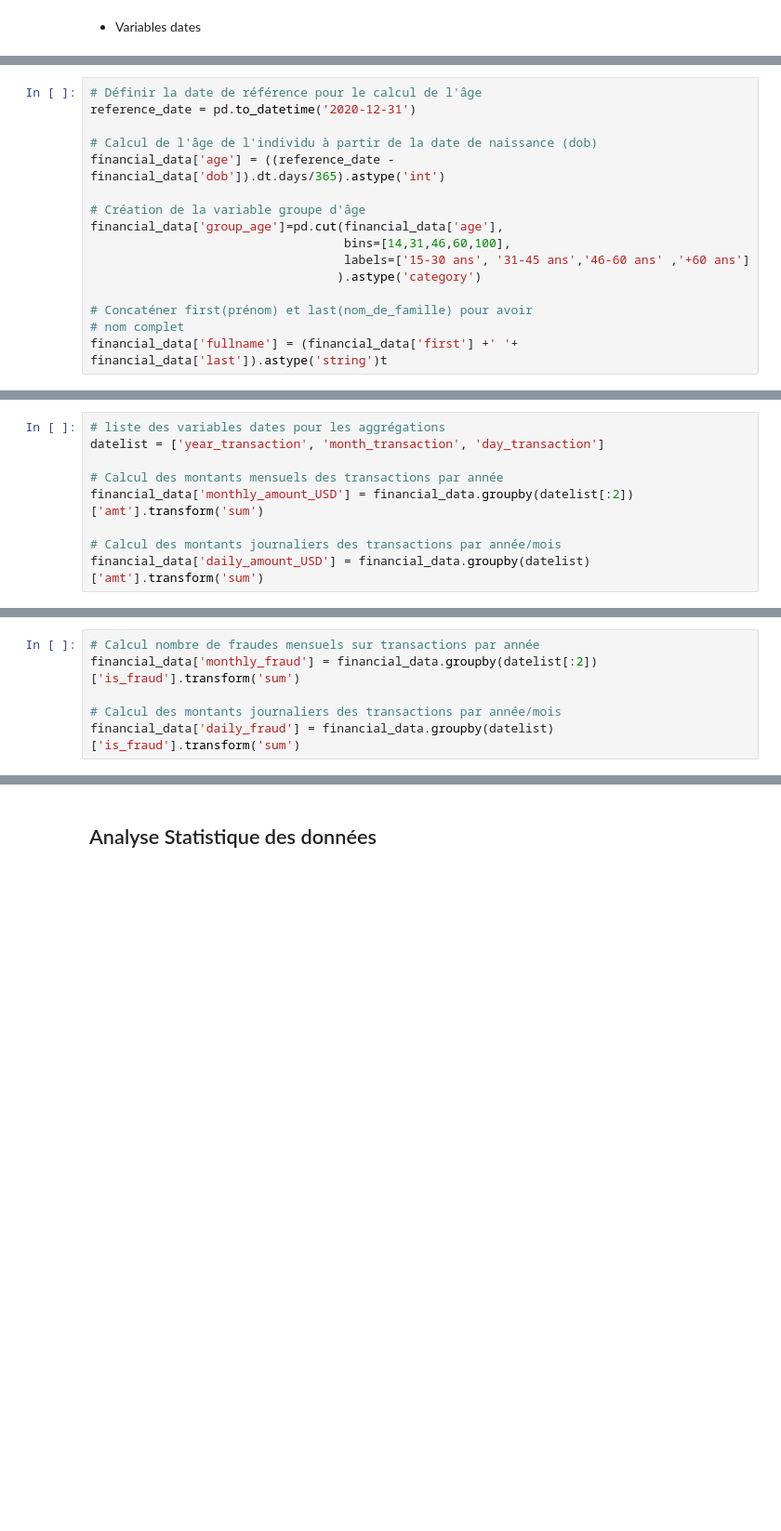
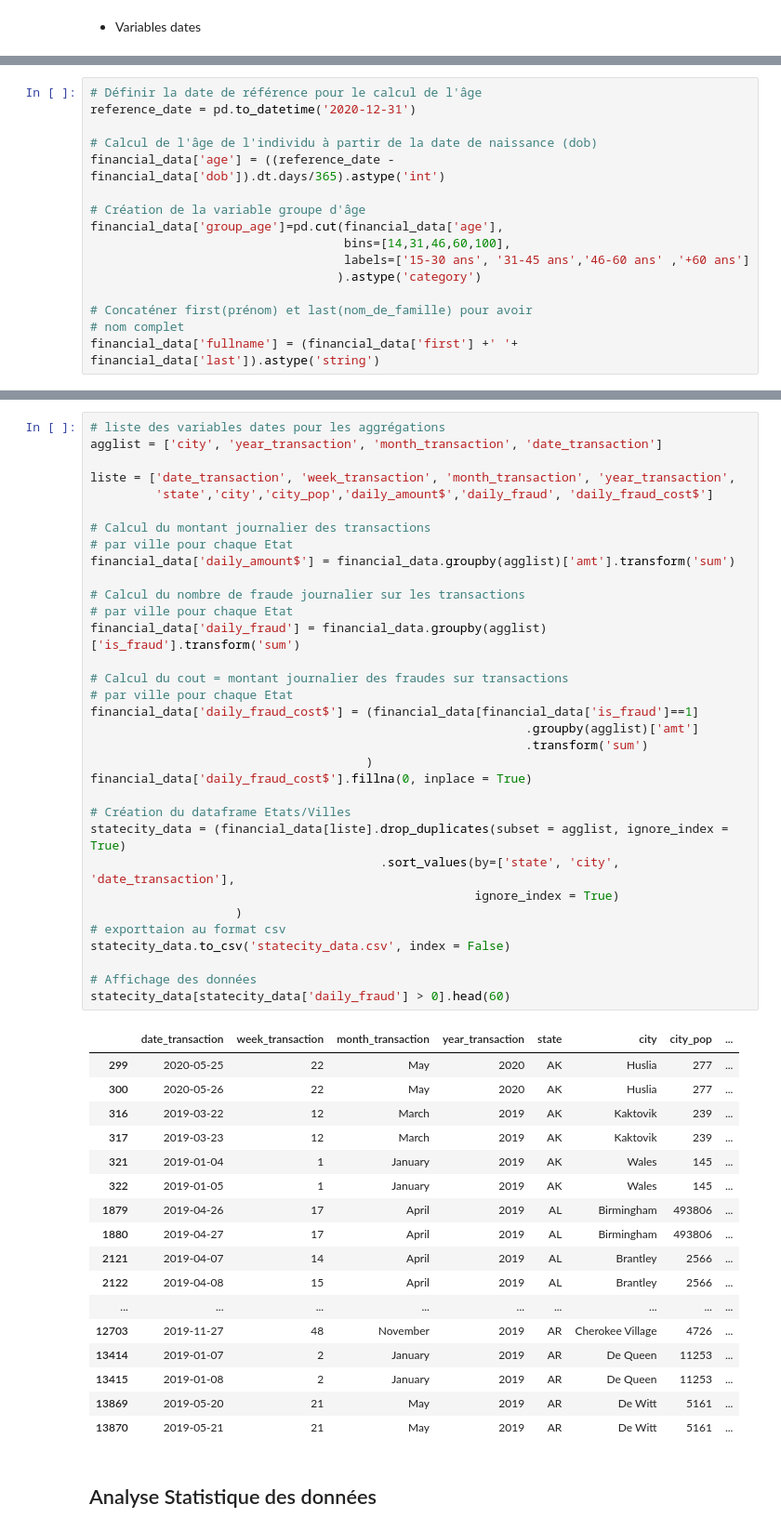
Before and after one commit to Fantaisika/Projet_Data_Management, a Jupyter notebook: Exploration.ipynb, the cells around one changed output, grey strips where cells are left out. Shown at 93% size. Saved outputs shown, nothing was run; the diff lists cells and outputs as text; blank space fills up the shorter version.

Commit message:
Création des dataframes individus et Etats/Villes puis exportation des données au format csv et ajout de ces données à gitignore pour ne pas être suivi

```diff
--- a/Exploration.ipynb
+++ b/Exploration.ipynb
@@ -211,4 +213,4 @@ financial_data['group_age']=pd.cut(financial_data['age'],
 
 # Concaténer first(prénom) et last(nom_de_famille) pour avoir
 # nom complet
-financial_data['fullname'] = (financial_data['first'] +' '+ financial_data['last']).astype('string')t
+financial_data['fullname'] = (financial_data['first'] +' '+ financial_data['last']).astype('string')
@@ -217,9 +216,0 @@ financial_data['fullname'] = (financial_data['first'] +' '+ financial_data['last
-# %%
-# liste des variables dates pour les aggrégations
-datelist = ['year_transaction', 'month_transaction', 'day_transaction']
-
-# Calcul des montants mensuels des transactions par année
-financial_data['monthly_amount_USD'] = financial_data.groupby(datelist[:2])['amt'].transform('sum')
-
-# Calcul des montants journaliers des transactions par année/mois
-financial_data['daily_amount_USD'] = financial_data.groupby(datelist)['amt'].transform('sum')
@@ -228,6 +216,0 @@ financial_data['daily_amount_USD'] = financial_data.groupby(datelist)['amt'].tra
-# %%
-# Calcul nombre de fraudes mensuels sur transactions par année
-financial_data['monthly_fraud'] = financial_data.groupby(datelist[:2])['is_fraud'].transform('sum')
-
-# Calcul des montants journaliers des transactions par année/mois
-financial_data['daily_fraud'] = financial_data.groupby(datelist)['is_fraud'].transform('sum')
@@ -297,3 +269,54 @@ final_data[new].drop_duplicates(subset=datelist[:2], ignore_index=True).head(20)
+# %%
+# liste des variables dates pour les aggrégations
+agglist = ['city', 'year_transaction', 'month_transaction', 'date_transaction']
+
+liste = ['date_transaction', 'week_transaction', 'month_transaction', 'year_transaction',
+         'state','city','city_pop','daily_amount$','daily_fraud', 'daily_fraud_cost$']
+
+# Calcul du montant journalier des transactions
+# par ville pour chaque Etat
+financial_data['daily_amount$'] = financial_data.groupby(agglist)['amt'].transform('sum')
+
+# Calcul du nombre de fraude journalier sur les transactions
+# par ville pour chaque Etat
+financial_data['daily_fraud'] = financial_data.groupby(agglist)['is_fraud'].transform('sum')
+
+# Calcul du cout = montant journalier des fraudes sur transactions
+# par ville pour chaque Etat
+financial_data['daily_fraud_cost$'] = (financial_data[financial_data['is_fraud']==1]
+                                                            .groupby(agglist)['amt']
+                                                            .transform('sum')
+                                      )
+financial_data['daily_fraud_cost$'].fillna(0, inplace = True)
+
+# Création du dataframe Etats/Villes
+statecity_data = (financial_data[liste].drop_duplicates(subset = agglist, ignore_index = True)
+                                        .sort_values(by=['state', 'city', 'date_transaction'],
+                                                     ignore_index = True)
+                    )
+# exporttaion au format csv
+statecity_data.to_csv('statecity_data.csv', index = False)
+
+# Affichage des données
+statecity_data[statecity_data['daily_fraud'] > 0].head(60)
+# %% [output]
+|  | date_transaction | week_transaction | month_transaction | year_transaction | state | city | city_pop | ... |
+| 299 | 2020-05-25 | 22 | May | 2020 | AK | Huslia | 277 | ... |
+| 300 | 2020-05-26 | 22 | May | 2020 | AK | Huslia | 277 | ... |
+| 316 | 2019-03-22 | 12 | March | 2019 | AK | Kaktovik | 239 | ... |
+| 317 | 2019-03-23 | 12 | March | 2019 | AK | Kaktovik | 239 | ... |
+| 321 | 2019-01-04 | 1 | January | 2019 | AK | Wales | 145 | ... |
+| 322 | 2019-01-05 | 1 | January | 2019 | AK | Wales | 145 | ... |
+| 1879 | 2019-04-26 | 17 | April | 2019 | AL | Birmingham | 493806 | ... |
+| 1880 | 2019-04-27 | 17 | April | 2019 | AL | Birmingham | 493806 | ... |
+| 2121 | 2019-04-07 | 14 | April | 2019 | AL | Brantley | 2566 | ... |
+| 2122 | 2019-04-08 | 15 | April | 2019 | AL | Brantley | 2566 | ... |
+| ... | ... | ... | ... | ... | ... | ... | ... | ... |
+| 12703 | 2019-11-27 | 48 | November | 2019 | AR | Cherokee Village | 4726 | ... |
+| 13414 | 2019-01-07 | 2 | January | 2019 | AR | De Queen | 11253 | ... |
+| 13415 | 2019-01-08 | 2 | January | 2019 | AR | De Queen | 11253 | ... |
+| 13869 | 2019-05-20 | 21 | May | 2019 | AR | De Witt | 5161 | ... |
+| 13870 | 2019-05-21 | 21 | May | 2019 | AR | De Witt | 5161 | ... |
 # %% [markdown]
 ## Analyse Statistique des données
 # %% [markdown]
```
Also changed, not shown: parts of 14 cells of this notebook, 1 other file.
